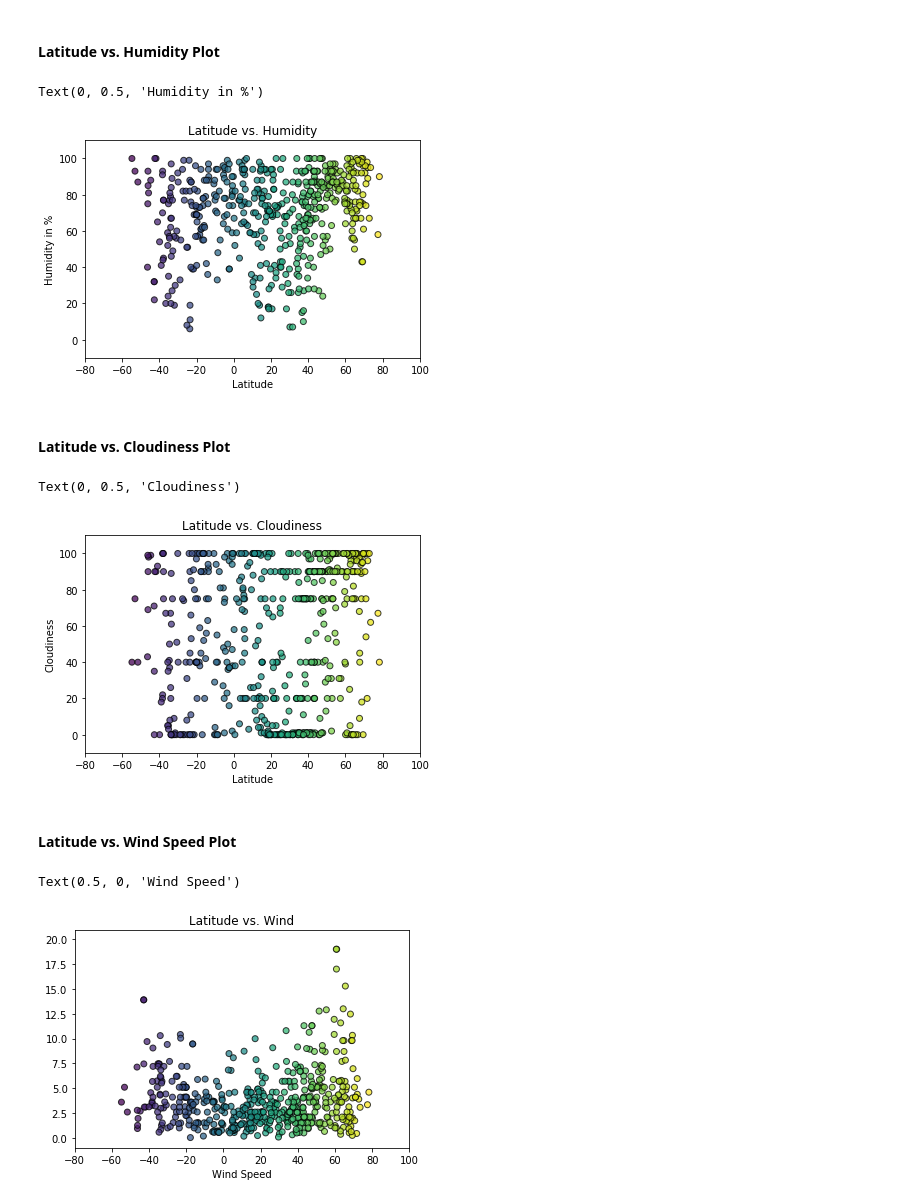
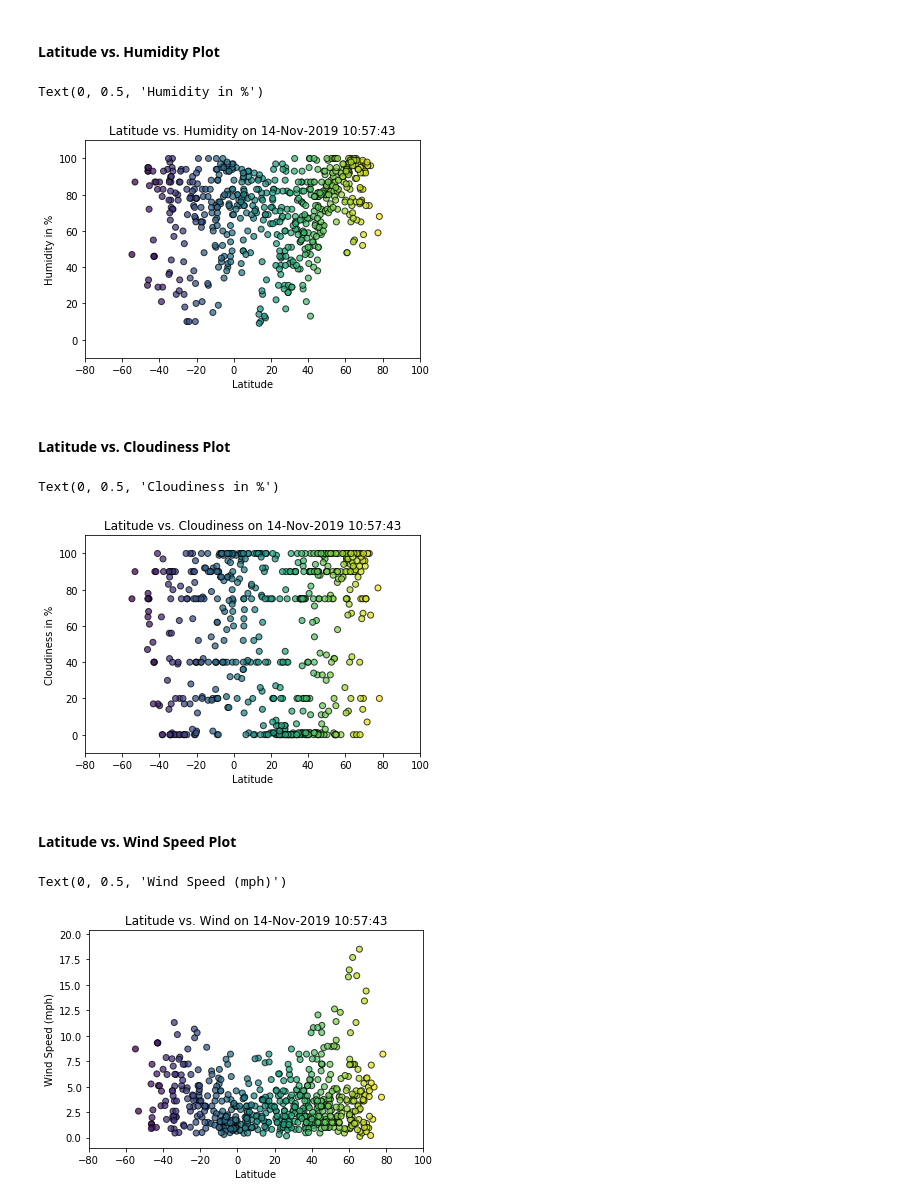
Before and after one commit to DutchDS/Python_API_Challenge, a Jupyter notebook: WeatherPy/WeatherPy.ipynb, the cells around one changed output. Cells and saved outputs as stored; diff of their text form; code cells hidden in the pictures.

```diff
--- a/WeatherPy/WeatherPy.ipynb
+++ b/WeatherPy/WeatherPy.ipynb
@@ -110,15 +134,18 @@ output_path = os.path.join("output", "new.csv")
 # Open the file using "write" mode. Specify the variable to hold the contents
 with open(output_path, 'w', newline='') as csvfile:
     csvwriter = csv.writer(csvfile, delimiter=',')
-    csvwriter.writerow(["Name","Longitude","Latitude","Temperature","Humidity","Cloudiness","Wind"])
+    csvwriter.writerow(["Name","Longitude","Latitude","Max Temperature","Humidity","Cloudiness","Wind","Country","Time in City"])
 
     for x in response_json:
-        my_dict= (x['name'],x['coord']['lon'],x['coord']['lat'],((x['main']['temp']-273.15)*9/5)+32,
-                  x['main']['humidity'],x['clouds']['all'],x['wind']['speed'])
+        # Determine local time per city. Time now is local STL time, where GMT is 6 hours ahead
+        local_time = datetime.now() + timedelta(hours=(x['timezone']/60/60)+6)
+        local_time_fmt = local_time.strftime ('%d-%b-%Y %H:%M:%S')
+
+        my_dict= (x['name'],x['coord']['lon'],x['coord']['lat'],((x['main']['temp_max']-273.15)*9/5)+32,
+                  x['main']['humidity'],x['clouds']['all'],x['wind']['speed'],x['sys']['country'], local_time_fmt)
         csvwriter.writerow(my_dict) # Export to cvs file
 
 # read from created cvs file
 my_df = pd.read_csv(output_path, encoding="ISO-8859-1", low_memory=False)
-my_df = my_df.sort_values('Temperature', ascending=True)
 my_df.head()
 # %% [output]
@@ -152,50 +181,54 @@ Text(0, 0.5, 'Temperature in °F')
 # %% [markdown]
 #### Latitude vs. Humidity Plot
 # %%
+# Set x- and y values
 x_values = my_df['Latitude']
 y_values = my_df['Humidity']
 
+# Create scatter plot
 plt.scatter(x_values, y_values, marker="o", c=x_values, edgecolors="black", alpha=0.75)
-
 plt.xlim(-80,100)
 plt.ylim(-10, max(my_df['Humidity'])*1.1)
 
-plt.title("Latitude vs. Humidity")
+plt.title(f"Latitude vs. Humidity on {Current_Date}")
 plt.xlabel("Latitude")
 plt.ylabel("Humidity in %")
 # %% [output]
 Text(0, 0.5, 'Humidity in %')
-[figure, old version]
+[figure, new version]
 # %% [markdown]
 #### Latitude vs. Cloudiness Plot
 # %%
+# Set x- and y values
 x_values = my_df['Latitude']
 y_values = my_df['Cloudiness']
 
+# Create scatter plot
 plt.scatter(x_values, y_values, marker="o", c=x_values, edgecolors="black", alpha=0.75)
-
 plt.xlim(-80,100)
 plt.ylim(-10, max(my_df['Cloudiness'])*1.1)
 
-plt.title("Latitude vs. Cloudiness")
+plt.title(f"Latitude vs. Cloudiness on {Current_Date}")
 plt.xlabel("Latitude")
-plt.ylabel("Cloudiness")
+plt.ylabel("Cloudiness in %")
 # %% [output]
-Text(0, 0.5, 'Cloudiness')
+Text(0, 0.5, 'Cloudiness in %')
-[figure, old version]
+[figure, new version]
 # %% [markdown]
 #### Latitude vs. Wind Speed Plot
 # %%
+# Set x- and y values
 x_values = my_df['Latitude']
 y_values = my_df['Wind']
 
+# Create scatter plot
 plt.scatter(x_values, y_values, marker="o", c=x_values, edgecolors="black", alpha=0.75)
-
 plt.xlim(-80,100)
 plt.ylim(-1, max(my_df['Wind'])*1.1)
 
-plt.title("Latitude vs. Wind")
-plt.xlabel("Wind Speed")
+plt.title(f"Latitude vs. Wind on {Current_Date}")
+plt.xlabel("Latitude")
+plt.ylabel("Wind Speed (mph)")
 # %% [output]
-Text(0.5, 0, 'Wind Speed')
+Text(0, 0.5, 'Wind Speed (mph)')
-[figure, old version]
+[figure, new version]
```
Also changed, not shown: parts of 7 cells of this notebook, 1 other file.
